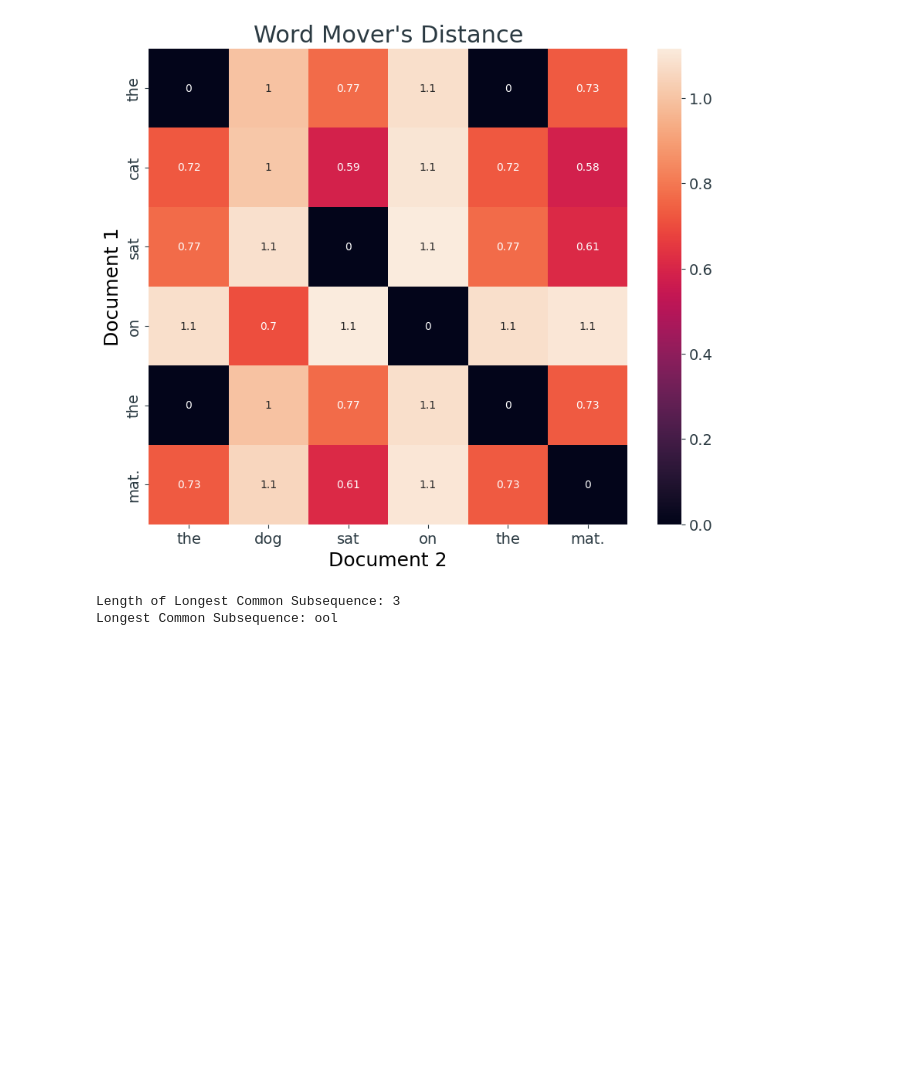
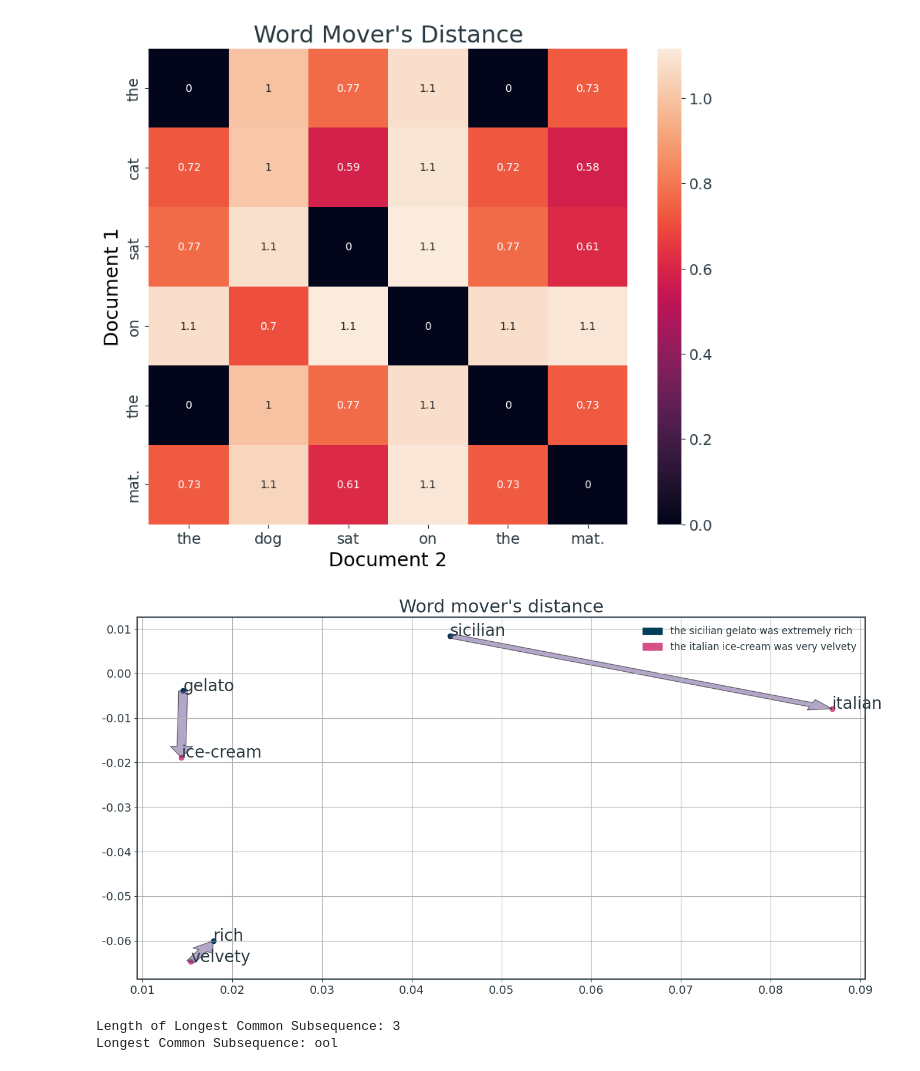
Before and after one commit to micheledinelli/text-distances, a Jupyter notebook: text-distance-analysis.ipynb, the cells around one changed output. Drawn from its saved outputs; the diff is of its cells as text; code cells hidden in the pictures; blank space fills up the shorter version.

```diff
--- a/text-distance-analysis.ipynb
+++ b/text-distance-analysis.ipynb
@@ -467,6 +472,77 @@ plt.ylabel('Document 1')
 plt.show()
 # %% [output]
 [figure]
+# %%
+import matplotlib.patches as mpatches
+
+train_sentences = [
+    "the italian gelato served in sicily was extremely rich",
+    "sicily is an italian region",
+    "gelato is a popular dessert in Italy",
+    "gelato is a type of soft ice-cream",
+    "gelato is ice-cream",
+    "sicily is a great place to visit in italian summer",
+    "italian most famous sea is in sicily",
+    "ice-cream is a soft gelato"
+]
+
+# Tokenize sentences
+og_sentences = [
+    "the sicilian gelato was extremely rich",
+    "the italian ice-cream was very velvety",
+]
+
+sentences = [nltk.word_tokenize(sentence) for sentence in og_sentences] + [nltk.word_tokenize(sentence) for sentence in train_sentences]
+
+stop_words = set(stopwords.words('english'))
+og_sentences_tok = [[word for word in nltk.word_tokenize(sentence) if word not in stop_words] for sentence in og_sentences]
+
+# Train Word2Vec model
+model = Word2Vec(sentences, vector_size=20, window=5, min_count=1, workers=4)
+
+# Get all word vectors
+word_vectors = model.wv.vectors
+
+# Fit a PCA model to the word vectors
+pca = PCA(n_components=2)
+word_vectors_2d = pca.fit_transform(word_vectors)
+
+# Create a scatter plot of the word vectors
+plt.figure(figsize=(16, 8))
+
+maps = {
+    "sicilian": "italian",
+    "gelato": "ice-cream",
+    "velvety": "rich"
+}
+
+# Add labels to the points
+for i, sentence in enumerate(og_sentences_tok):
+    for word in sentence:
+        if word in model.wv:
+            if word == "extremely":
+                continue
+            word_vector_2d = pca.transform(model.wv[word].reshape(1, -1))
+            plt.scatter(word_vector_2d[:, 0], word_vector_2d[:, 1], color=colors[i % len(colors)])
+            plt.annotate(word, xy=(word_vector_2d[0, 0], word_vector_2d[0, 1]), fontsize=20)
+
+for word1, word2 in maps.items():
+    if word1 in model.wv and word2 in model.wv:
+        word1_vector_2d = pca.transform(model.wv[word1].reshape(1, -1))
+        word2_vector_2d = pca.transform(model.wv[word2].reshape(1, -1))
+        plt.arrow(word1_vector_2d[0, 0], word1_vector_2d[0, 1], word2_vector_2d[0, 0] - word1_vector_2d[0, 0],
+                  word2_vector_2d[0, 1] - word1_vector_2d[0, 1], fc=color, ec="black", head_width=0.0025, head_length=0.0025, alpha=0.5,
+                  length_includes_head=True)
+
+# Create a list of patches for the legend
+legend_patches = [mpatches.Patch(color=colors[i % len(colors)], label=sentence) for i, sentence in enumerate(og_sentences)]
+
+plt.grid(True)
+plt.title("Word mover's distance")
+plt.legend(handles=legend_patches, loc='upper right', fontsize='large')
+plt.show()
+# %% [output]
+[figure, added]
 # %%
 def visualize_lcs_matrix(X, Y, lcs_matrix, longest_common_subsequence):
     fig, ax = plt.subplots()
```
Also changed, not shown: parts of 1 cell of this notebook, 1 other file.
